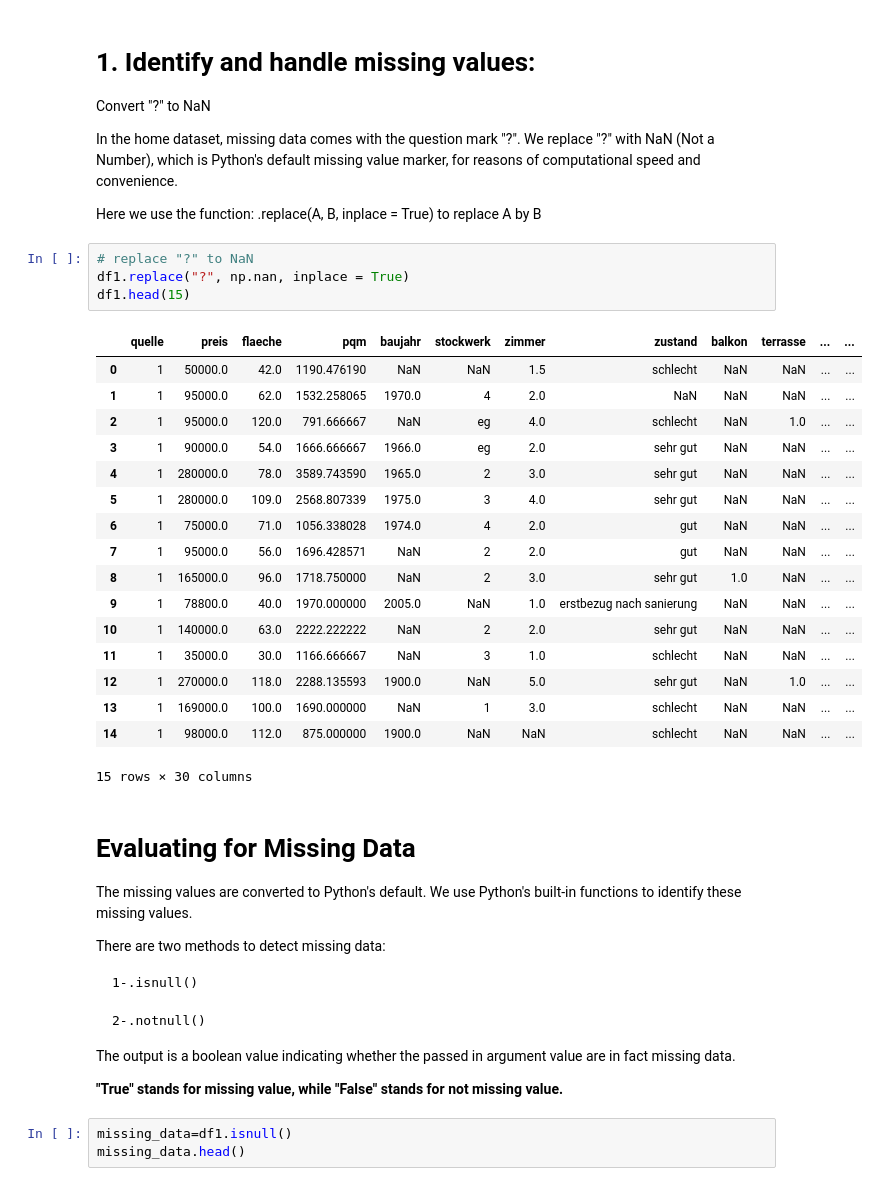
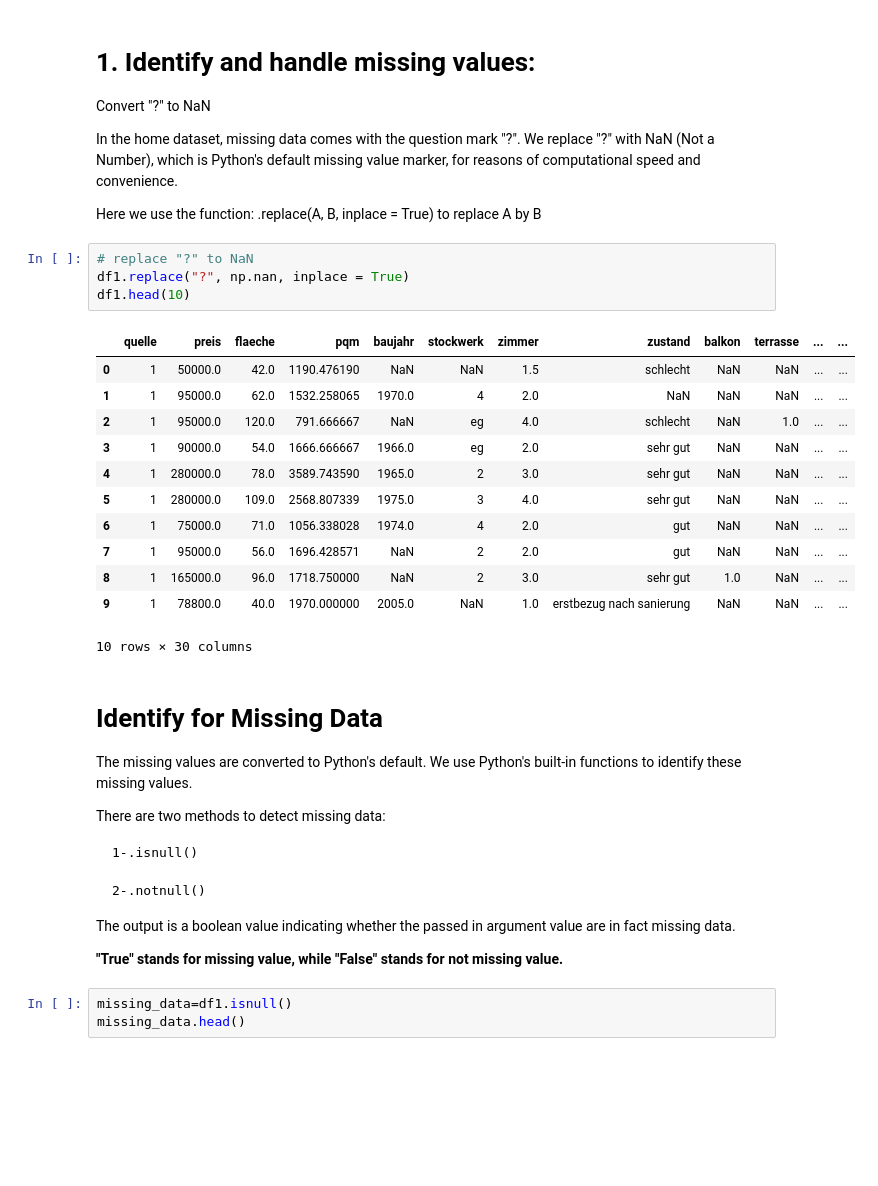
Before and after one commit to A2Amir/Dataset-Analysis-for-Housing-Prices-Prediction, a Jupyter notebook: PraxisProjekt2.ipynb, the cells around one changed output. Saved outputs shown, nothing was run; the diff lists cells and outputs as text; blank space fills up the shorter version.

```diff
--- a/PraxisProjekt2.ipynb
+++ b/PraxisProjekt2.ipynb
@@ -53,27 +53,22 @@ Here we use the function:   .replace(A, B, inplace = True)  to replace A by B
 # %%
 # replace "?" to NaN
 df1.replace("?", np.nan, inplace = True)
-df1.head(15)
+df1.head(10)
 # %% [output]
 |  | quelle | preis | flaeche | pqm | baujahr | stockwerk | zimmer | zustand | balkon | terrasse | ... | ... |
 | 0 | 1 | 50000.0 | 42.0 | 1190.476190 | NaN | NaN | 1.5 | schlecht | NaN | NaN | ... | ... |
 | 1 | 1 | 95000.0 | 62.0 | 1532.258065 | 1970.0 | 4 | 2.0 | NaN | NaN | NaN | ... | ... |
 | 2 | 1 | 95000.0 | 120.0 | 791.666667 | NaN | eg | 4.0 | schlecht | NaN | 1.0 | ... | ... |
 | 3 | 1 | 90000.0 | 54.0 | 1666.666667 | 1966.0 | eg | 2.0 | sehr gut | NaN | NaN | ... | ... |
 | 4 | 1 | 280000.0 | 78.0 | 3589.743590 | 1965.0 | 2 | 3.0 | sehr gut | NaN | NaN | ... | ... |
 | 5 | 1 | 280000.0 | 109.0 | 2568.807339 | 1975.0 | 3 | 4.0 | sehr gut | NaN | NaN | ... | ... |
 | 6 | 1 | 75000.0 | 71.0 | 1056.338028 | 1974.0 | 4 | 2.0 | gut | NaN | NaN | ... | ... |
 | 7 | 1 | 95000.0 | 56.0 | 1696.428571 | NaN | 2 | 2.0 | gut | NaN | NaN | ... | ... |
 | 8 | 1 | 165000.0 | 96.0 | 1718.750000 | NaN | 2 | 3.0 | sehr gut | 1.0 | NaN | ... | ... |
 | 9 | 1 | 78800.0 | 40.0 | 1970.000000 | 2005.0 | NaN | 1.0 | erstbezug nach sanierung | NaN | NaN | ... | ... |
-| 10 | 1 | 140000.0 | 63.0 | 2222.222222 | NaN | 2 | 2.0 | sehr gut | NaN | NaN | ... | ... |
-| 11 | 1 | 35000.0 | 30.0 | 1166.666667 | NaN | 3 | 1.0 | schlecht | NaN | NaN | ... | ... |
-| 12 | 1 | 270000.0 | 118.0 | 2288.135593 | 1900.0 | NaN | 5.0 | sehr gut | NaN | 1.0 | ... | ... |
-| 13 | 1 | 169000.0 | 100.0 | 1690.000000 | NaN | 1 | 3.0 | schlecht | NaN | NaN | ... | ... |
-| 14 | 1 | 98000.0 | 112.0 | 875.000000 | 1900.0 | NaN | NaN | schlecht | NaN | NaN | ... | ... |
-15 rows × 30 columns
+10 rows × 30 columns
 # %% [markdown]
-# Evaluating for Missing Data
+# Identify for Missing Data
 
 The missing values are converted to Python's default. We use Python's built-in functions to identify these missing values.
 
```
Also changed, not shown: parts of 17 cells of this notebook.
